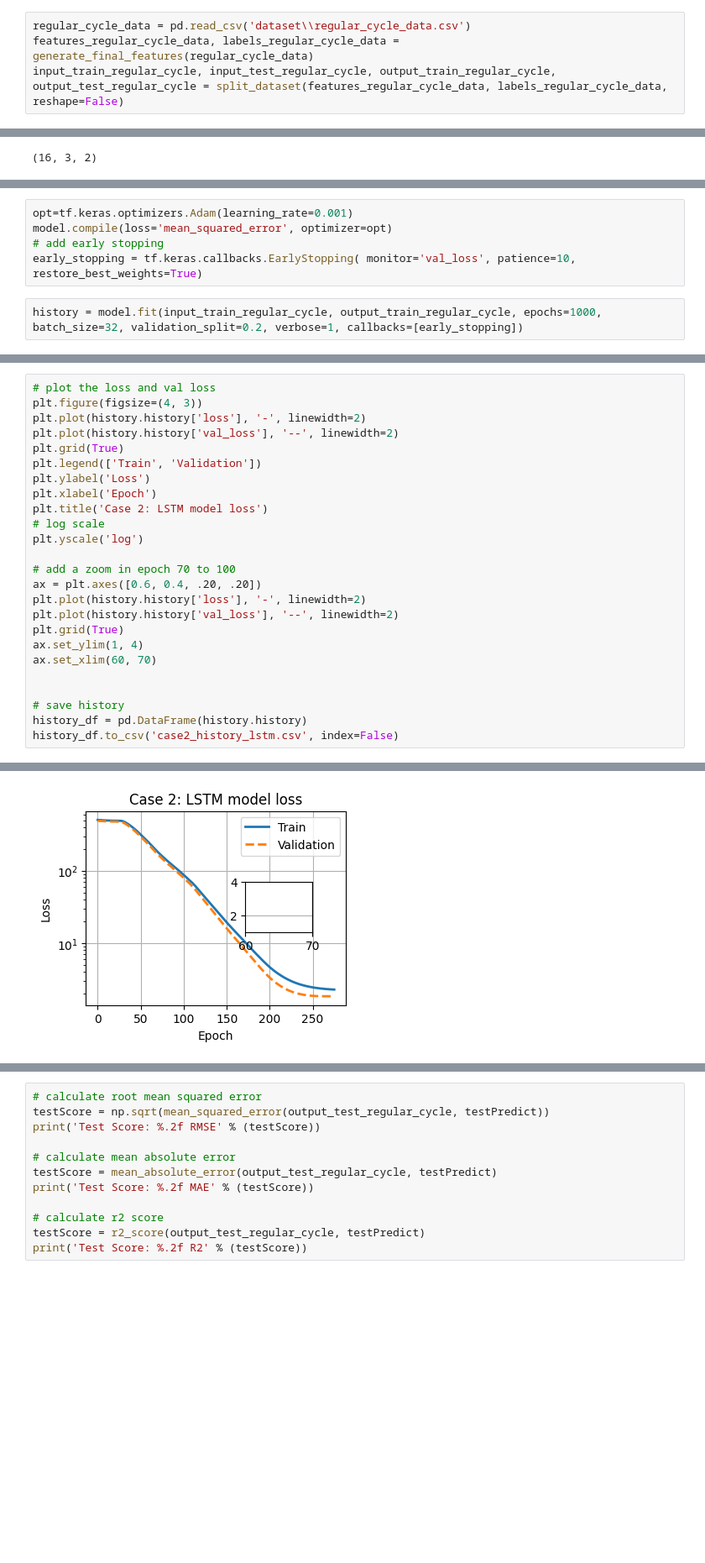
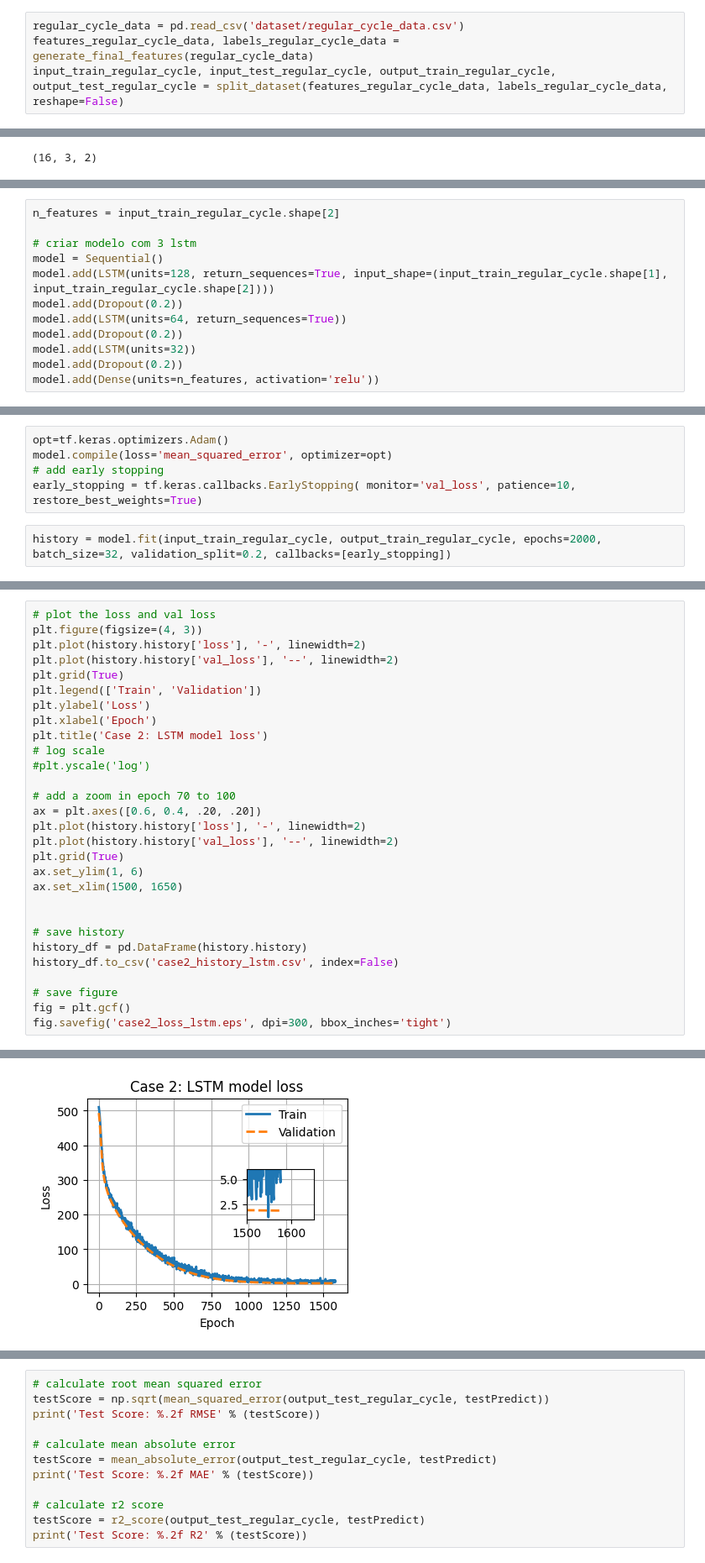
Before and after one commit to cilab-ufersa/period_cycle_prediction, a Jupyter notebook: period_cycle_prediction/case_2lstm.ipynb, the cells around one changed output, grey strips where cells are left out. Shown at 84% size. Saved outputs shown, nothing was run; the diff lists cells and outputs as text; blank space fills up the shorter version.

Commit message:
refactor: refactored model

```diff
--- a/period_cycle_prediction/case_2lstm.ipynb
+++ b/period_cycle_prediction/case_2lstm.ipynb
@@ -15,7 +15,7 @@ from utils.utils import generate_synthetic_data, generate_final_features, split_
 import warnings
 warnings.filterwarnings("ignore")
 # %%
-regular_cycle_data = pd.read_csv('dataset\\regular_cycle_data.csv')
+regular_cycle_data = pd.read_csv('dataset/regular_cycle_data.csv')
 features_regular_cycle_data, labels_regular_cycle_data = generate_final_features(regular_cycle_data)
 input_train_regular_cycle, input_test_regular_cycle, output_train_regular_cycle, output_test_regular_cycle = split_dataset(features_regular_cycle_data, labels_regular_cycle_data, reshape=False)
 # %%
@@ -45,0 +25,12 @@ _________________________________________________________________
+# %%
+n_features = input_train_regular_cycle.shape[2]
+
+# criar modelo com 3 lstm
+model = Sequential()
+model.add(LSTM(units=128, return_sequences=True, input_shape=(input_train_regular_cycle.shape[1], input_train_regular_cycle.shape[2])))
+model.add(Dropout(0.2))
+model.add(LSTM(units=64, return_sequences=True))
+model.add(Dropout(0.2))
+model.add(LSTM(units=32))
+model.add(Dropout(0.2))
+model.add(Dense(units=n_features, activation='relu'))
@@ -46,8 +56,8 @@ _________________________________________________________________
 # %%
-opt=tf.keras.optimizers.Adam(learning_rate=0.001)
+opt=tf.keras.optimizers.Adam()
 model.compile(loss='mean_squared_error', optimizer=opt)
 # add early stopping
 early_stopping = tf.keras.callbacks.EarlyStopping( monitor='val_loss', patience=10, restore_best_weights=True)
 # %%
-history = model.fit(input_train_regular_cycle, output_train_regular_cycle, epochs=1000, batch_size=32, validation_split=0.2, verbose=1, callbacks=[early_stopping])
+history = model.fit(input_train_regular_cycle, output_train_regular_cycle, epochs=2000, batch_size=32, validation_split=0.2, callbacks=[early_stopping])
 # %% [output]
@@ -79,18 +125,22 @@ plt.ylabel('Loss')
 plt.xlabel('Epoch')
 plt.title('Case 2: LSTM model loss')
 # log scale
-plt.yscale('log')
+#plt.yscale('log')
 
 # add a zoom in epoch 70 to 100
 ax = plt.axes([0.6, 0.4, .20, .20])
 plt.plot(history.history['loss'], '-', linewidth=2)
 plt.plot(history.history['val_loss'], '--', linewidth=2)
 plt.grid(True)
-ax.set_ylim(1, 4)
-ax.set_xlim(60, 70)
+ax.set_ylim(1, 6)
+ax.set_xlim(1500, 1650)
 
 
 # save history
 history_df = pd.DataFrame(history.history)
 history_df.to_csv('case2_history_lstm.csv', index=False)
+
+# save figure
+fig = plt.gcf()
+fig.savefig('case2_loss_lstm.eps', dpi=300, bbox_inches='tight')
 # %% [output]
@@ -97,4 +148,4 @@ history_df.to_csv('case2_history_lstm.csv', index=False)
-[figure, old version]
+[figure, new version]
 # %%
 # make predictions
 trainPredict = model.predict(input_train_regular_cycle)
```
Also changed, not shown: parts of 7 cells of this notebook, 2 other files.
